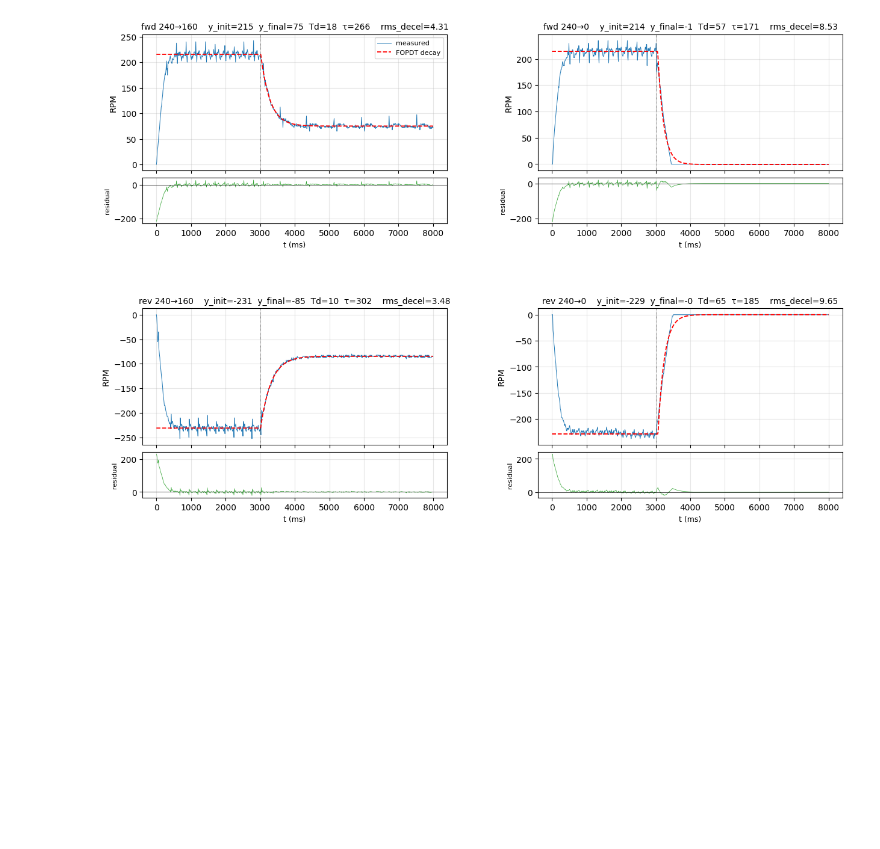
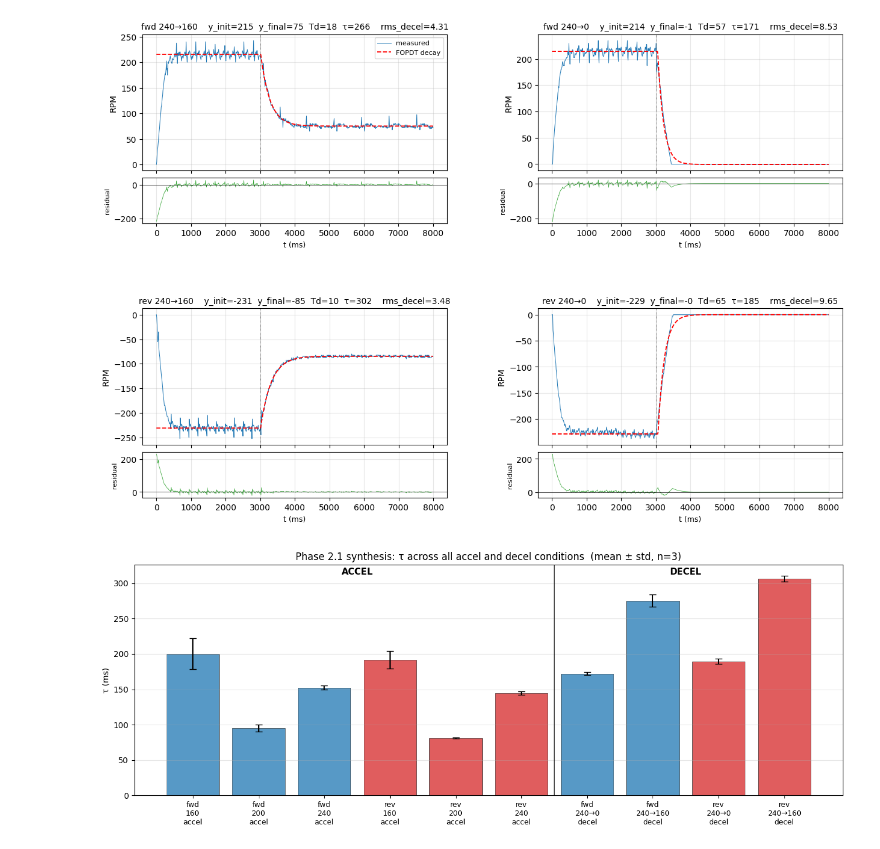
Before and after one commit to Piyushiitk24/System_Identification_DC_Motor, a Jupyter notebook: notebooks/03_step_responses.ipynb, the cells around one changed output. Cells and saved outputs as stored; diff of their text form; code cells hidden in the pictures; blank space fills up the shorter version.

```diff
--- a/notebooks/03_step_responses.ipynb
+++ b/notebooks/03_step_responses.ipynb
@@ -830,3 +830,32 @@ plt.savefig(REPO_ROOT / "figures" / "10_stepdown_4condition_grid.png", dpi=140)
 plt.show()
 # %% [output]
 [figure]
+# %%
+fig, ax = plt.subplots(figsize=(13, 5))
+
+labels, taus, stds, colors = [], [], [], []
+for _, row in curve_agg.iterrows():
+    labels.append(f"{row['direction']}\n{int(row['pwm'])}\naccel")
+    taus.append(row["tau_mean"]); stds.append(row["tau_std"])
+    colors.append("C0" if row["direction"] == "fwd" else "C3")
+for _, row in down_agg.iterrows():
+    labels.append(f"{row['direction']}\n{int(row['start_pwm'])}→{int(row['target_pwm'])}\ndecel")
+    taus.append(row["tau_mean"]); stds.append(row["tau_std"])
+    colors.append("C0" if row["direction"] == "fwd" else "C3")
+
+x = np.arange(len(labels))
+ax.bar(x, taus, yerr=stds, capsize=4, color=colors, alpha=0.75, edgecolor="k", linewidth=0.5)
+ax.set_xticks(x)
+ax.set_xticklabels(labels, fontsize=9)
+ax.set_ylabel("τ (ms)")
+ax.set_title("Phase 2.1 synthesis: τ across all accel and decel conditions  (mean ± std, n=3)")
+ax.grid(True, alpha=0.3, axis="y")
+ax.axvline(5.5, color="k", lw=1)
+ax.text(2.5, max(taus)*1.02, "ACCEL",  ha="center", fontsize=11, fontweight="bold")
+ax.text(7.5, max(taus)*1.02, "DECEL",  ha="center", fontsize=11, fontweight="bold")
+
+plt.tight_layout()
+plt.savefig(REPO_ROOT / "figures" / "11_phase21_tau_synthesis.png", dpi=140)
+plt.show()
+# %% [output]
+[figure, added]
```
Also changed, not shown: 1 other file.
